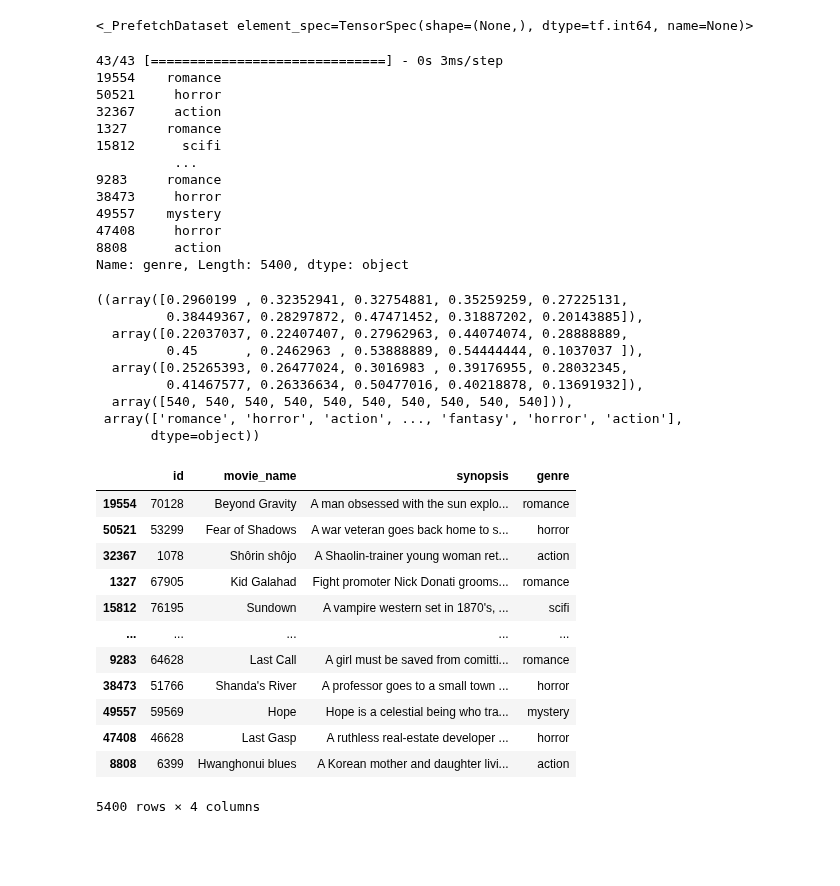
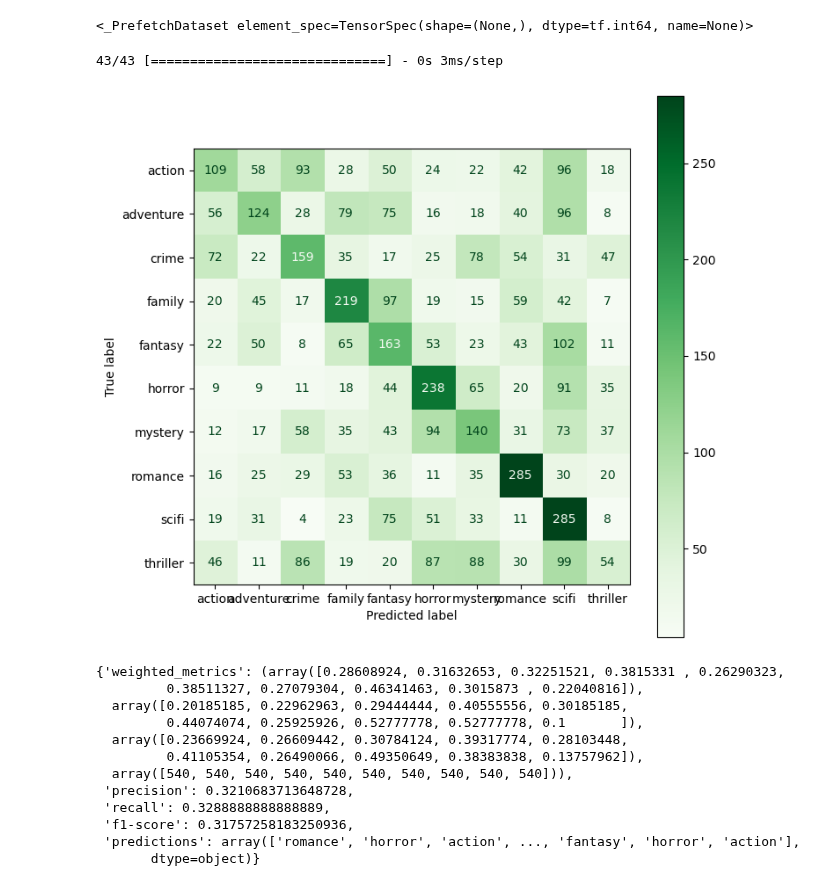
Before and after one commit to poolGolez/project-roosevelt, a Jupyter notebook: guess-the-movie-genre.ipynb, the cells around one changed output. Drawn from its saved outputs; the diff is of its cells as text; code cells hidden in the pictures; blank space fills up the shorter version.

Commit message:
Add evaluation metrics

```diff
--- a/guess-the-movie-genre.ipynb
+++ b/guess-the-movie-genre.ipynb
@@ -362,54 +362,50 @@ batched_Y_TEST
 <_PrefetchDataset element_spec=TensorSpec(shape=(None,), dtype=tf.int64, name=None)>
 # %%
 from sklearn.metrics import precision_recall_fscore_support
+from sklearn.metrics import ConfusionMatrixDisplay
 
-def evaluate_model(model):
+def model_predict(model):
     predictions = model.predict(X_TEST)
     predictions = np.argmax(predictions, axis=1)
     predictions = class_encoder.inverse_transform(predictions)
+    return predictions
 
-    print(test_df['genre'])
-    metrics = precision_recall_fscore_support(test_df['genre'], predictions)
+def plot_confusion_matrix(y_true, y_pred):
+    display = ConfusionMatrixDisplay.from_predictions(y_true, y_pred,
+                                                   cmap='Greens')
+    fig = display.ax_.get_figure()
+    fig.set_figwidth(8)
+    fig.set_figheight(8)
 
-    return metrics, predictions
+def evaluate_model(model):
+    predictions = model_predict(model)
+    macro_metrics = precision_recall_fscore_support(test_df['genre'], predictions, average="macro")
+    weighted_metrics = precision_recall_fscore_support(test_df['genre'], predictions, labels=CLASSES)
+    plot_confusion_matrix(test_df['genre'], predictions)
+    return {
+        'weighted_metrics': weighted_metrics,
+        'precision': macro_metrics[0],
+        'recall': macro_metrics[1],
+        'f1-score': macro_metrics[2],
+        'predictions': predictions
+    }
 
-evaluate_model(model_0)
+model_0_data = evaluate_model(model_0)
 # %% [output]
 43/43 [==============================] - 0s 3ms/step
-19554    romance
-50521     horror
-32367     action
-1327     romance
-15812      scifi
-          ...
-9283     romance
-38473     horror
-49557    mystery
-47408     horror
-8808      action
-Name: genre, Length: 5400, dtype: object
-((array([0.2960199 , 0.32352941, 0.32754881, 0.35259259, 0.27225131,
-         0.38449367, 0.28297872, 0.47471452, 0.31887202, 0.20143885]),
-  array([0.22037037, 0.22407407, 0.27962963, 0.44074074, 0.28888889,
-         0.45      , 0.2462963 , 0.53888889, 0.54444444, 0.1037037 ]),
-  array([0.25265393, 0.26477024, 0.3016983 , 0.39176955, 0.28032345,
-         0.41467577, 0.26336634, 0.50477016, 0.40218878, 0.13691932]),
-  array([540, 540, 540, 540, 540, 540, 540, 540, 540, 540])),
- array(['romance', 'horror', 'action', ..., 'fantasy', 'horror', 'action'],
-       dtype=object))
+[figure, added]
-# %%
-test_df
-# %% [output]
-|  | id | movie_name | synopsis | genre |
-| 19554 | 70128 | Beyond Gravity | A man obsessed with the sun explo... | romance |
-| 50521 | 53299 | Fear of Shadows | A war veteran goes back home to s... | horror |
-| 32367 | 1078 | Shôrin shôjo | A Shaolin-trainer young woman ret... | action |
-| 1327 | 67905 | Kid Galahad | Fight promoter Nick Donati grooms... | romance |
-| 15812 | 76195 | Sundown | A vampire western set in 1870's, ... | scifi |
-| ... | ... | ... | ... | ... |
-| 9283 | 64628 | Last Call | A girl must be saved from comitti... | romance |
-| 38473 | 51766 | Shanda's River | A professor goes to a small town ... | horror |
-| 49557 | 59569 | Hope | Hope is a celestial being who tra... | mystery |
-| 47408 | 46628 | Last Gasp | A ruthless real-estate developer ... | horror |
-| 8808 | 6399 | Hwanghonui blues | A Korean mother and daughter livi... | action |
-5400 rows × 4 columns
+# %%
+model_0_data
+# %% [output]
+{'weighted_metrics': (array([0.28608924, 0.31632653, 0.32251521, 0.3815331 , 0.26290323,
+         0.38511327, 0.27079304, 0.46341463, 0.3015873 , 0.22040816]),
+  array([0.20185185, 0.22962963, 0.29444444, 0.40555556, 0.30185185,
+         0.44074074, 0.25925926, 0.52777778, 0.52777778, 0.1       ]),
+  array([0.23669924, 0.26609442, 0.30784124, 0.39317774, 0.28103448,
+         0.41105354, 0.26490066, 0.49350649, 0.38383838, 0.13757962]),
+  array([540, 540, 540, 540, 540, 540, 540, 540, 540, 540])),
+ 'precision': 0.3210683713648728,
+ 'recall': 0.3288888888888889,
+ 'f1-score': 0.31757258183250936,
+ 'predictions': array(['romance', 'horror', 'action', ..., 'fantasy', 'horror', 'action'],
+       dtype=object)}
```
Also changed, not shown: parts of 4 cells of this notebook.
